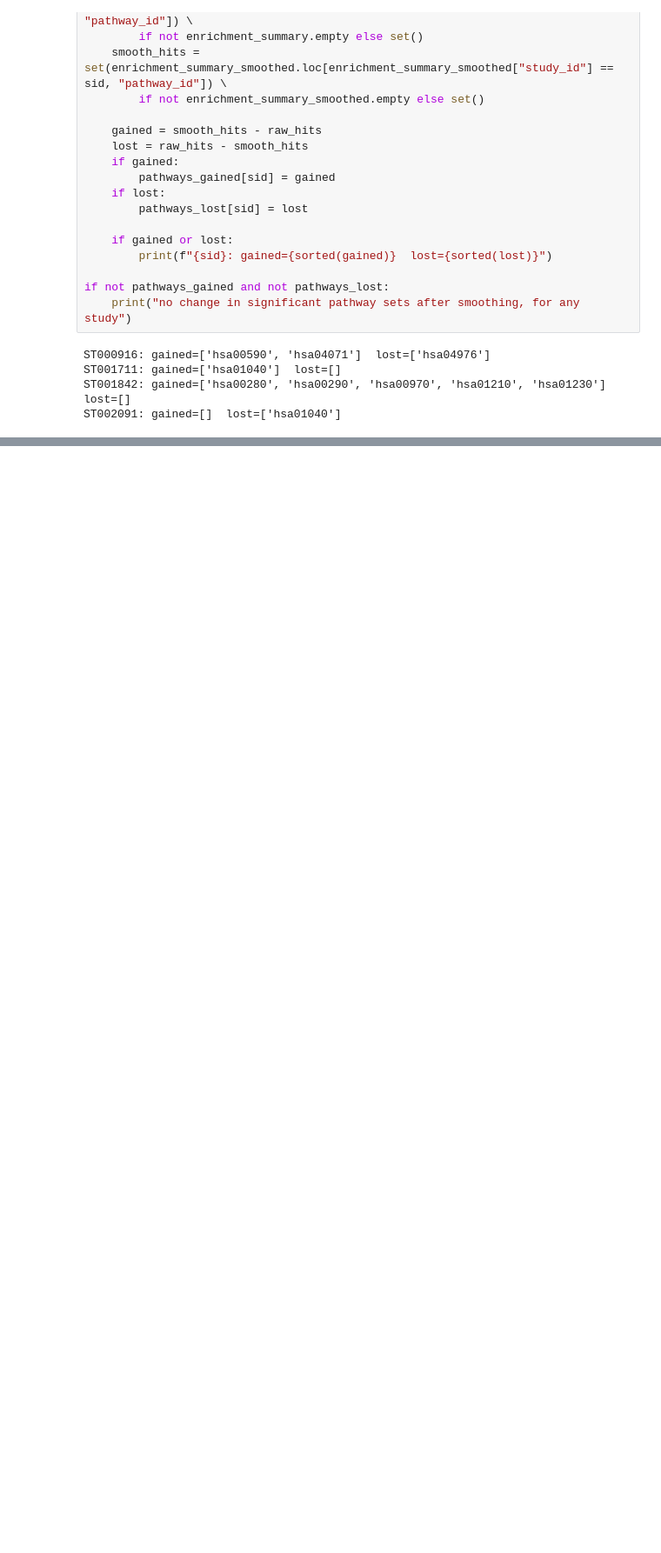
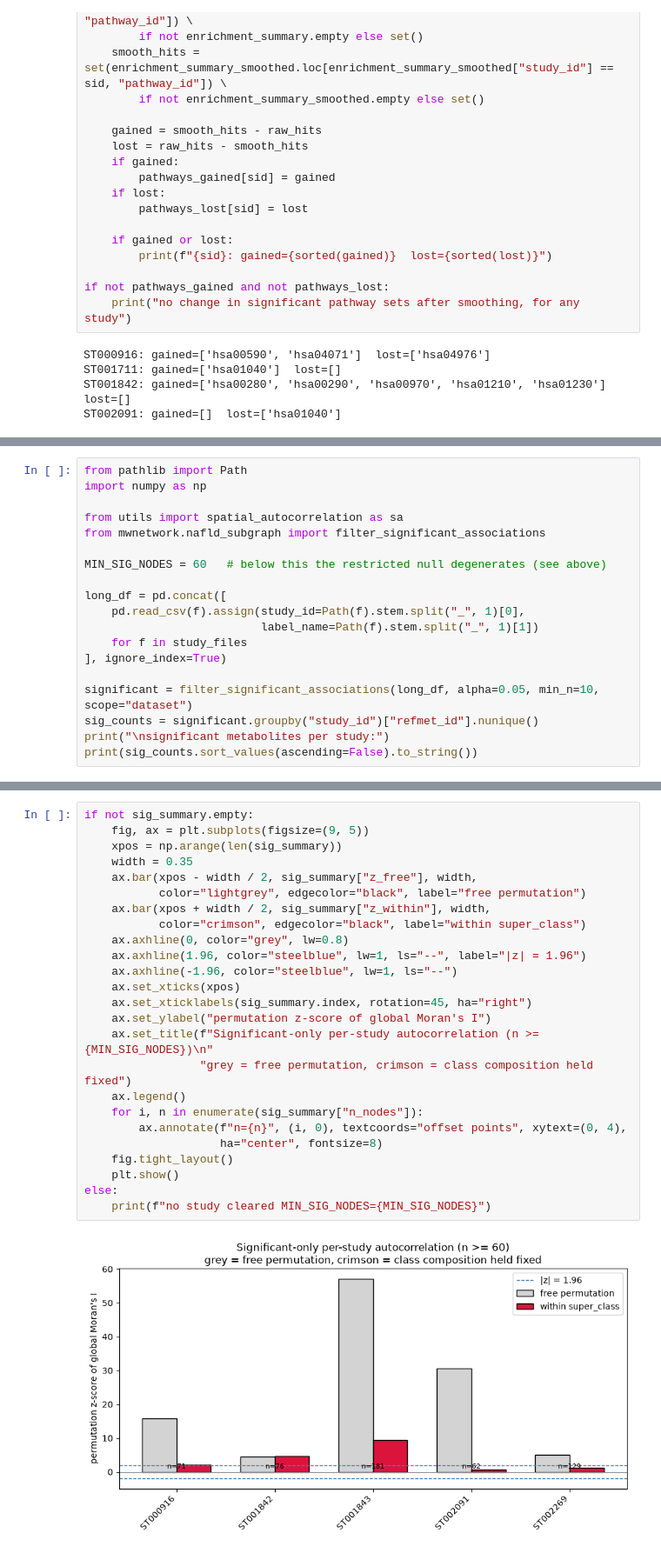
Before and after one commit to saldanB/mw-metabolite-network, a Jupyter notebook: nafld_spatial_autocorrelation_per_study.ipynb, the cells around one changed output, grey strips where cells are left out. Shown at 87% size. Drawn from its saved outputs; the diff is of its cells as text; blank space fills up the shorter version.

```diff
--- a/nafld_spatial_autocorrelation_per_study.ipynb
+++ b/nafld_spatial_autocorrelation_per_study.ipynb
@@ -682,0 +705,19 @@ ST002091: gained=[]  lost=['hsa01040']
+# %%
+from pathlib import Path
+import numpy as np
+
+from utils import spatial_autocorrelation as sa
+from mwnetwork.nafld_subgraph import filter_significant_associations
+
+MIN_SIG_NODES = 60   # below this the restricted null degenerates (see above)
+
+long_df = pd.concat([
+    pd.read_csv(f).assign(study_id=Path(f).stem.split("_", 1)[0],
+                          label_name=Path(f).stem.split("_", 1)[1])
+    for f in study_files
+], ignore_index=True)
+
+significant = filter_significant_associations(long_df, alpha=0.05, min_n=10, scope="dataset")
+sig_counts = significant.groupby("study_id")["refmet_id"].nunique()
+print("\nsignificant metabolites per study:")
+print(sig_counts.sort_values(ascending=False).to_string())
@@ -682,0 +785,27 @@ ST002091: gained=[]  lost=['hsa01040']
+# %%
+if not sig_summary.empty:
+    fig, ax = plt.subplots(figsize=(9, 5))
+    xpos = np.arange(len(sig_summary))
+    width = 0.35
+    ax.bar(xpos - width / 2, sig_summary["z_free"], width,
+           color="lightgrey", edgecolor="black", label="free permutation")
+    ax.bar(xpos + width / 2, sig_summary["z_within"], width,
+           color="crimson", edgecolor="black", label="within super_class")
+    ax.axhline(0, color="grey", lw=0.8)
+    ax.axhline(1.96, color="steelblue", lw=1, ls="--", label="|z| = 1.96")
+    ax.axhline(-1.96, color="steelblue", lw=1, ls="--")
+    ax.set_xticks(xpos)
+    ax.set_xticklabels(sig_summary.index, rotation=45, ha="right")
+    ax.set_ylabel("permutation z-score of global Moran's I")
+    ax.set_title(f"Significant-only per-study autocorrelation (n >= {MIN_SIG_NODES})\n"
+                 "grey = free permutation, crimson = class composition held fixed")
+    ax.legend()
+    for i, n in enumerate(sig_summary["n_nodes"]):
+        ax.annotate(f"n={n}", (i, 0), textcoords="offset points", xytext=(0, 4),
+                    ha="center", fontsize=8)
+    fig.tight_layout()
+    plt.show()
+else:
+    print(f"no study cleared MIN_SIG_NODES={MIN_SIG_NODES}")
+# %% [output]
+[figure, added]
```
Also changed, not shown: parts of 4 cells of this notebook, 6 other files.
